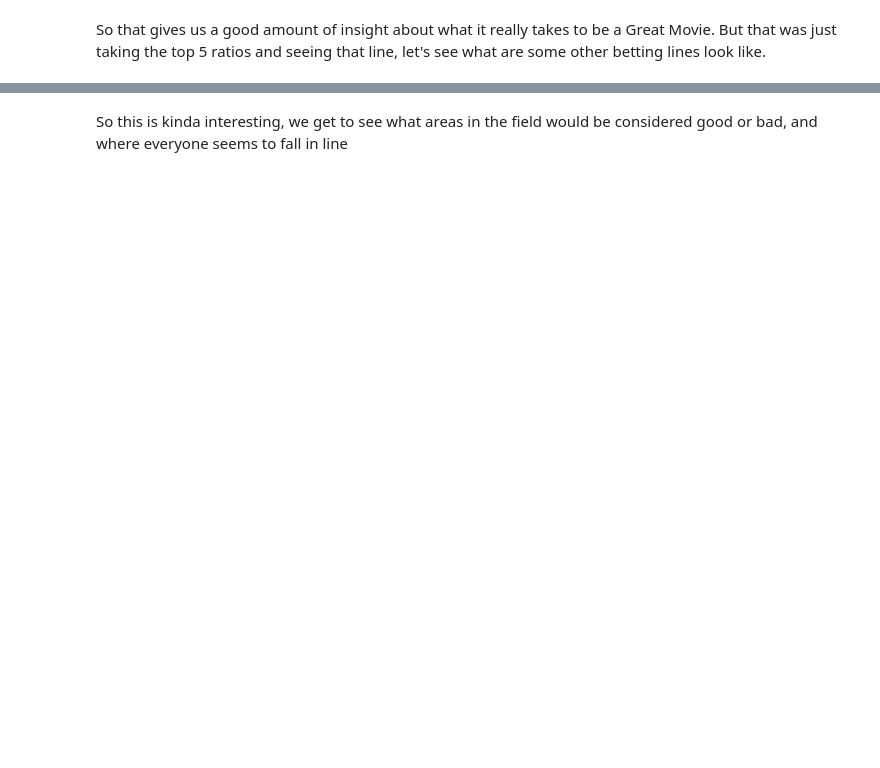
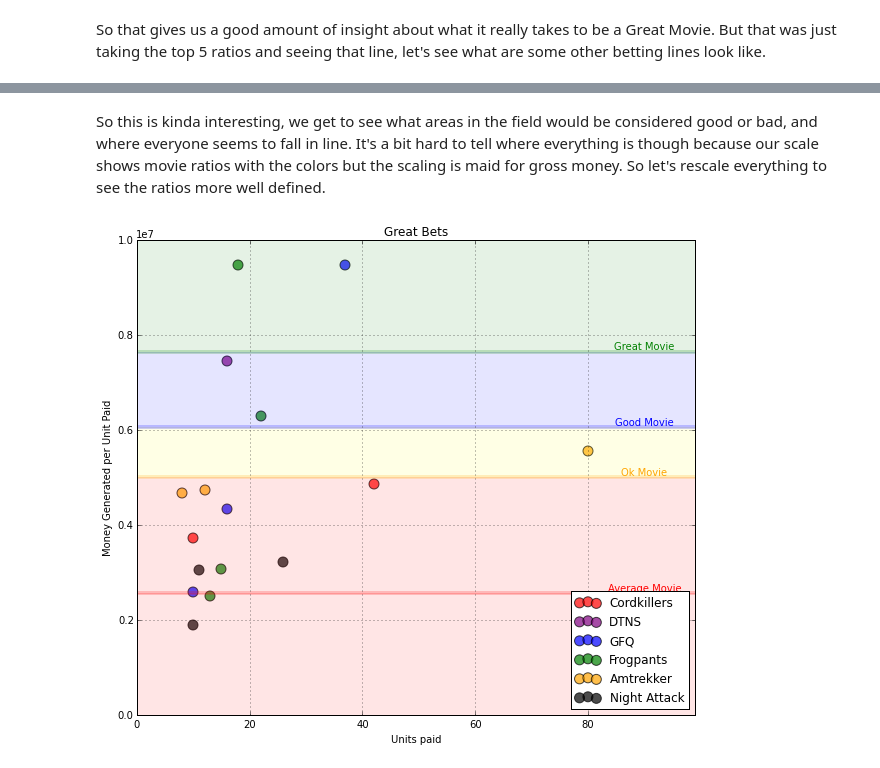
Before and after one commit to mitch-karch/NASMD2015, a Jupyter notebook: Night Attack Summer Movie Draft 2015 Analysis.ipynb, the cells around one changed output, grey strips where cells are left out. Drawn from its saved outputs; the diff is of its cells as text; code cells hidden in the pictures; blank space fills up the shorter version.

```diff
--- a/Night Attack Summer Movie Draft 2015 Analysis.ipynb
+++ b/Night Attack Summer Movie Draft 2015 Analysis.ipynb
@@ -739,5 +738,5 @@ plt.show()
 # %% [markdown]
-So this is kinda interesting, we get to see what areas in the field would be considered good or bad, and where everyone seems to fall in line
+So this is kinda interesting, we get to see what areas in the field would be considered good or bad, and where everyone seems to fall in line. It's a bit hard to tell where everything is though because our scale shows movie ratios with the colors but the scaling is maid for gross money. So let's rescale everything to see the ratios more well defined.
 # %%
 fig,ax = plt.subplots(figsize=(10,8.5))
 
@@ -764,7 +763,7 @@ for player,info in players.iteritems():
 
             x_axis.append(item[1])
             x_.append(item[1])
-            y_axis.append(item[2])
+            y_axis.append(item[2]/item[1])
             y_.append(item[2])
         if item[2] > bestGross[player][1]:
             bestGross[player][1] = item[2]
@@ -776,44 +775,43 @@ for player,info in players.iteritems():
         if (item[2] > ymax):
             ymax = item[2]
     ax.scatter(x_axis,y_axis,s=100,alpha=0.7,label=player,c=colors[player])
 
-
-for player,info in bestGross.iteritems():
-    ax.annotate(movieName[info[2]], (info[0],info[1]+6000000),va="bottom", ha="center",color=colors[player])
-
-ax.set_ylabel("Money in Hundered Millions")
+ax.set_ylabel("Money Generated per Unit Paid")
 ax.set_xlabel("Units paid")
 plt.title("Great Bets")
 plt.grid(True)
 leg = plt.legend(loc=4)
 leg.get_frame().set_facecolor('#FFFFFF')
 
+
 LX = np.arange(0,100,1)
-LY = [candidate * lo for lo in LX]
-MY = [np.average([ratios[w] for w in topWinners(10)]) * lo for lo in LX]
-OY = [np.average([ratios[w] for w in topWinners(15)]) * lo for lo in LX]
-BY = [np.average([ratios[w] for w in topWinners(len(movieName.keys()))]) * lo for lo in LX]
+LY = [candidate + lo for lo in LX]
+MY = [np.average([ratios[w] for w in topWinners(10)]) + lo for lo in LX]
+OY = [np.average([ratios[w] for w in topWinners(15)]) + lo for lo in LX]
+BY = [np.average([ratios[w] for w in topWinners(len(movieName.keys()))]) + lo for lo in LX]
 
-plt.text(90,LY[-1]+10000000,"Great Movie",rotation=45,horizontalalignment="center",verticalalignment="top",color="green")
+plt.text(90,LY[-1],"Great Movie",horizontalalignment="center",verticalalignment="bottom",color="green")
 
 plt.plot(LX, LY,color="green",alpha=.2,linewidth=4)
 
-plt.text(90,MY[-1]+10000000,"OK Movie",rotation=40,horizontalalignment="center",verticalalignment="top",color="blue")
+plt.text(90,MY[-1],"Good Movie",horizontalalignment="center",verticalalignment="bottom",color="blue")
 plt.plot(LX, MY,color="blue",alpha=.2,linewidth=4)
 
-plt.text(90,OY[-1]+10000000,"Careful Movie",rotation=30,horizontalalignment="center",verticalalignment="top",color="orange")
+plt.text(90,OY[-1],"Ok Movie",horizontalalignment="center",verticalalignment="bottom",color="orange")
 plt.plot(LX, OY,color="orange",alpha=.2,linewidth=4)
 
-plt.text(90,BY[-1]+10000000,"Average Movie",rotation=15,horizontalalignment="center",verticalalignment="top",color="red")
+plt.text(90,BY[-1],"Average Movie",horizontalalignment="center",verticalalignment="bottom",color="red")
 plt.plot(LX, BY,color="red",alpha=.2,linewidth=4)
 
 a,b = plt.ylim()
 plt.ylim(0,b)
 plt.xlim(0,99)
 plt.fill_between(LX,LY,b,color="green",alpha=.1)
 plt.fill_between(LX,MY,LY,color="blue",alpha=.1)
 plt.fill_between(LX,OY,MY,color="yellow",alpha=.1)
 plt.fill_between(LX,BY,OY,color="red",alpha=.1)
-plt.fill_between(LX,a,BY,color="red",alpha=.1)
+plt.fill_between(LX,0,BY,color="red",alpha=.1)
 
 plt.show()
+# %% [output]
+[figure, added]
```
Also changed, not shown: parts of 22 cells of this notebook.
